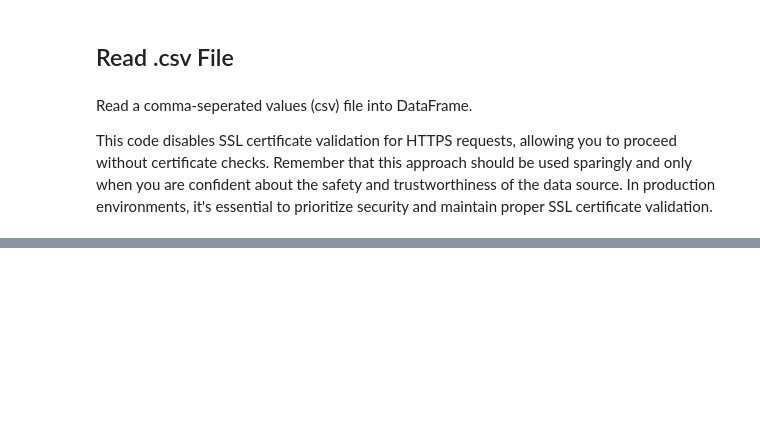
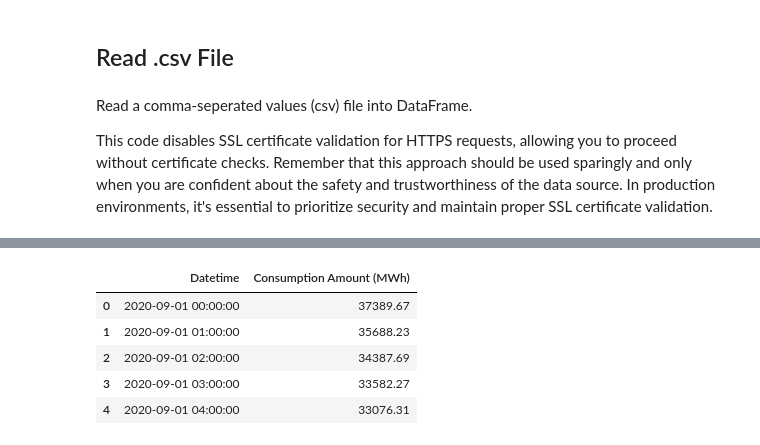
Before and after one commit to rbatuhanemek/DataAnalysis, a Jupyter notebook: TimeSeriesAnalysis-WithProphet/notebook/forecasting.ipynb, the cells around one changed output, grey strips where cells are left out. Cells and saved outputs as stored; diff of their text form; code cells hidden in the pictures; blank space fills up the shorter version.

```diff
--- a/TimeSeriesAnalysis-WithProphet/notebook/forecasting.ipynb
+++ b/TimeSeriesAnalysis-WithProphet/notebook/forecasting.ipynb
@@ -27,0 +65,3 @@ ssl._create_default_https_context = ssl._create_unverified_context
+# %%
+# Combine 'Tarih' and 'Saat' columns into a single datetime column
+df['Datetime'] = pd.to_datetime(df['Tarih'] + ' ' + df['Saat'], format='%d.%m.%Y %H:%M')
@@ -27,0 +73,3 @@ ssl._create_default_https_context = ssl._create_unverified_context
+# %%
+# Drop the original 'Tarih' and 'Saat' columns
+df = df.drop(['Tarih', 'Saat'], axis=1)
@@ -27,0 +78,6 @@ ssl._create_default_https_context = ssl._create_unverified_context
+# %%
+# Swap the two columns
+df = df[['Datetime', 'Tüketim Miktarı (MWh)']]
+
+# Rename the column to 'Consumption Amount (MWh)'
+df.rename(columns={'Tüketim Miktarı (MWh)': 'Consumption Amount (MWh)'}, inplace=True)
@@ -27,0 +86,3 @@ ssl._create_default_https_context = ssl._create_unverified_context
+# %%
+# Convert 'Tüketim Miktarı (MWh)' column to float (removing commas)
+df['Consumption Amount (MWh)'] = df['Consumption Amount (MWh)'].str.replace('.', '').str.replace(',', '.').astype(float)
@@ -27,0 +98,9 @@ ssl._create_default_https_context = ssl._create_unverified_context
+# %%
+df.head()
+# %% [output]
+|  | Datetime | Consumption Amount (MWh) |
+| 0 | 2020-09-01 00:00:00 | 37389.67 |
+| 1 | 2020-09-01 01:00:00 | 35688.23 |
+| 2 | 2020-09-01 02:00:00 | 34387.69 |
+| 3 | 2020-09-01 03:00:00 | 33582.27 |
+| 4 | 2020-09-01 04:00:00 | 33076.31 |
```
Also changed, not shown: parts of 17 cells of this notebook.
